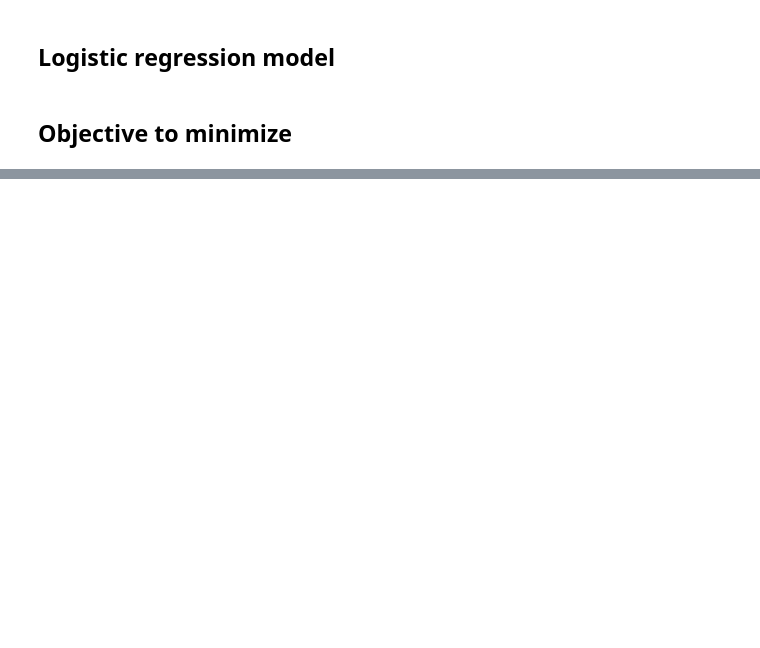
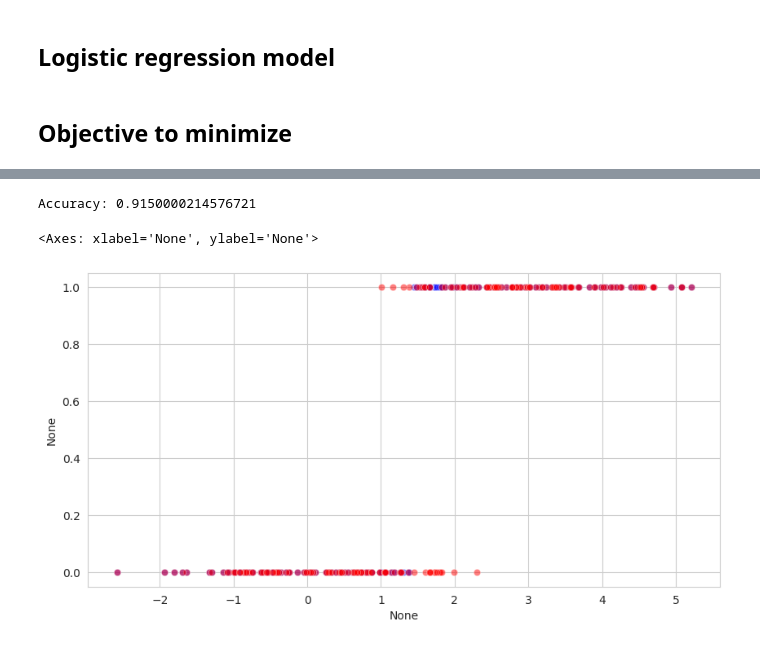
Before and after one commit to ZetrextJG/REBAR-PyTorch, a Jupyter notebook: gmm_simple.ipynb, the cells around one changed output, grey strips where cells are left out. Cells and saved outputs as stored; diff of their text form; code cells hidden in the pictures; blank space fills up the shorter version.

```diff
--- a/gmm_simple.ipynb
+++ b/gmm_simple.ipynb
@@ -167,0 +168,12 @@ plt.show()
+# %%
+with torch.no_grad():
+    y_pred = (model.forward(Xs) > 0.5).reshape(-1)
+    print(f"Accuracy: {torch.mean((y_pred == y_true) * 1.0)}")
+
+plt.figure(figsize=(10, 5))
+sns.scatterplot(x=Xs[:, 0], y=y_pred, color='blue', alpha=0.5)
+sns.scatterplot(x=Xs[:, 0], y=y_true, color='red', alpha=0.5)
+# %% [output]
+Accuracy: 0.9150000214576721
+<Axes: xlabel='None', ylabel='None'>
+[figure, added]
```
Also changed, not shown: parts of 4 cells of this notebook.
